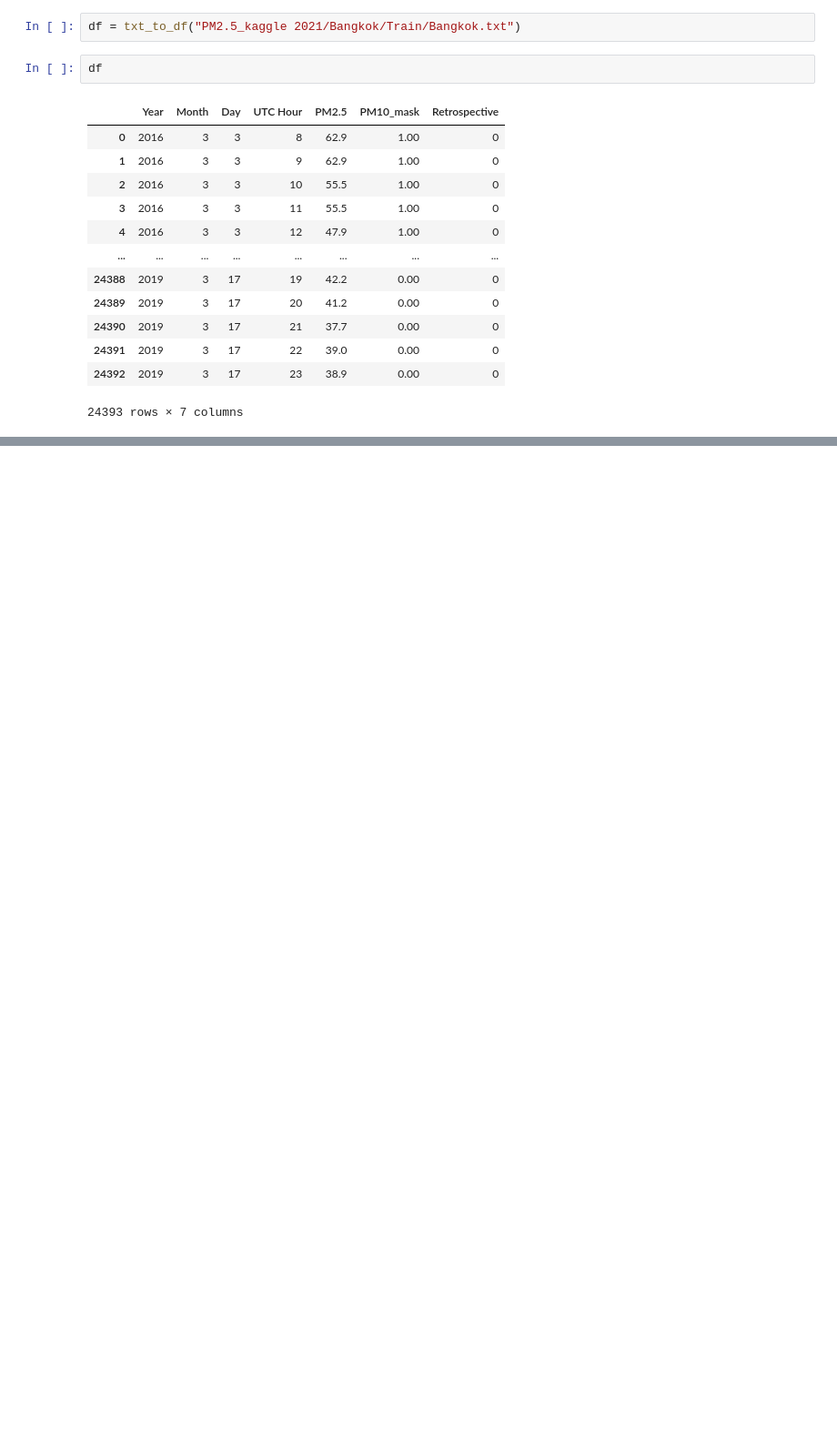
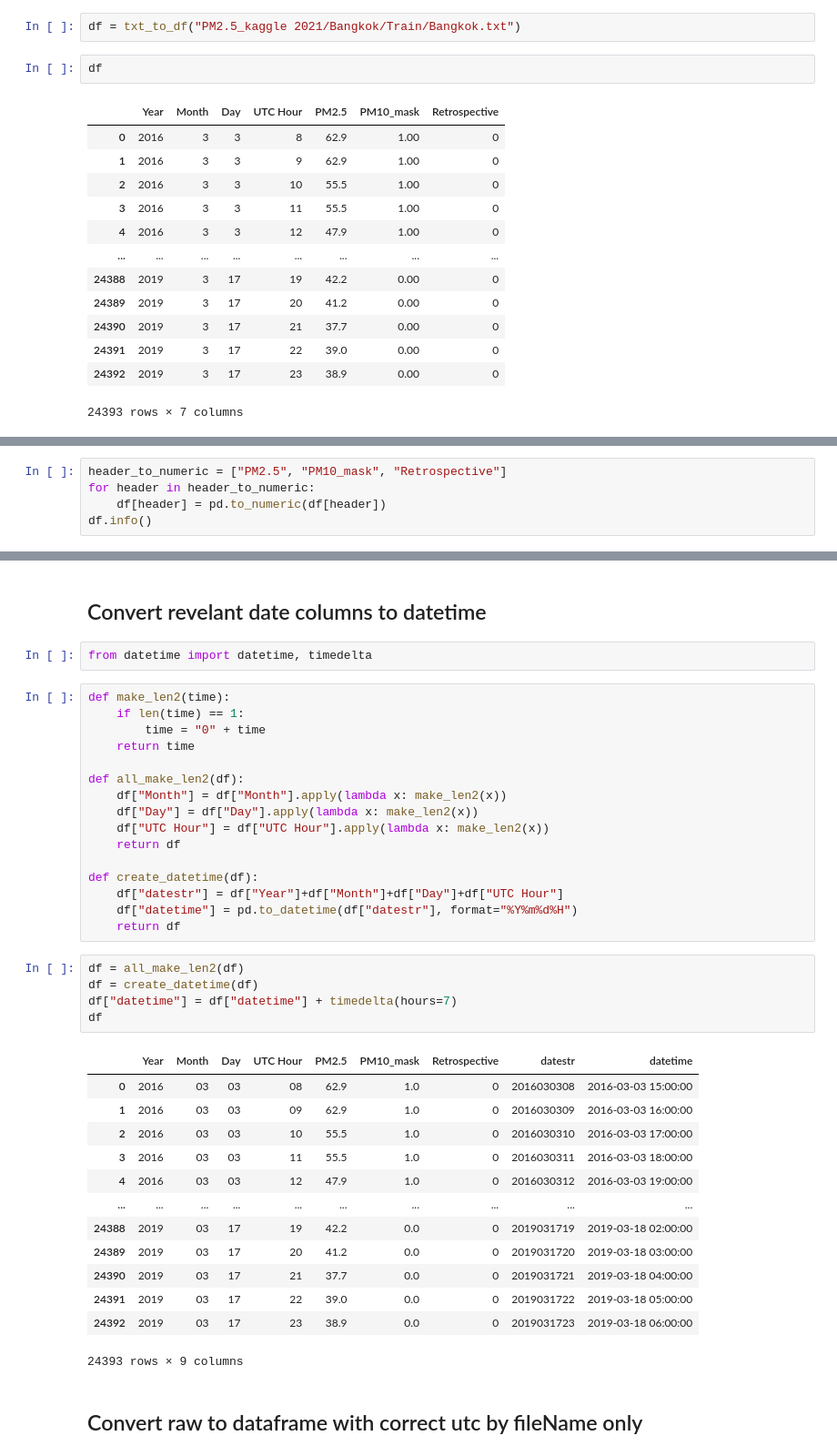
Before and after one commit to phumidea/datasci_project, a Jupyter notebook: explore_data.ipynb, the cells around one changed output, grey strips where cells are left out. Shown at 91% size. Saved outputs shown, nothing was run; the diff lists cells and outputs as text; blank space fills up the shorter version.

```diff
--- a/explore_data.ipynb
+++ b/explore_data.ipynb
@@ -91,0 +137,5 @@ df
+# %%
+header_to_numeric = ["PM2.5", "PM10_mask", "Retrospective"]
+for header in header_to_numeric:
+    df[header] = pd.to_numeric(df[header])
+df.info()
@@ -91,0 +157,41 @@ df
+# %% [markdown]
+## Convert revelant date columns to datetime
+# %%
+from datetime import datetime, timedelta
+# %%
+def make_len2(time):
+    if len(time) == 1:
+        time = "0" + time
+    return time
+
+def all_make_len2(df):
+    df["Month"] = df["Month"].apply(lambda x: make_len2(x))
+    df["Day"] = df["Day"].apply(lambda x: make_len2(x))
+    df["UTC Hour"] = df["UTC Hour"].apply(lambda x: make_len2(x))
+    return df
+
+def create_datetime(df):
+    df["datestr"] = df["Year"]+df["Month"]+df["Day"]+df["UTC Hour"]
+    df["datetime"] = pd.to_datetime(df["datestr"], format="%Y%m%d%H")
+    return df
+# %%
+df = all_make_len2(df)
+df = create_datetime(df)
+df["datetime"] = df["datetime"] + timedelta(hours=7)
+df
+# %% [output]
+|  | Year | Month | Day | UTC Hour | PM2.5 | PM10_mask | Retrospective | datestr | datetime |
+| 0 | 2016 | 03 | 03 | 08 | 62.9 | 1.0 | 0 | 2016030308 | 2016-03-03 15:00:00 |
+| 1 | 2016 | 03 | 03 | 09 | 62.9 | 1.0 | 0 | 2016030309 | 2016-03-03 16:00:00 |
+| 2 | 2016 | 03 | 03 | 10 | 55.5 | 1.0 | 0 | 2016030310 | 2016-03-03 17:00:00 |
+| 3 | 2016 | 03 | 03 | 11 | 55.5 | 1.0 | 0 | 2016030311 | 2016-03-03 18:00:00 |
+| 4 | 2016 | 03 | 03 | 12 | 47.9 | 1.0 | 0 | 2016030312 | 2016-03-03 19:00:00 |
+| ... | ... | ... | ... | ... | ... | ... | ... | ... | ... |
+| 24388 | 2019 | 03 | 17 | 19 | 42.2 | 0.0 | 0 | 2019031719 | 2019-03-18 02:00:00 |
+| 24389 | 2019 | 03 | 17 | 20 | 41.2 | 0.0 | 0 | 2019031720 | 2019-03-18 03:00:00 |
+| 24390 | 2019 | 03 | 17 | 21 | 37.7 | 0.0 | 0 | 2019031721 | 2019-03-18 04:00:00 |
+| 24391 | 2019 | 03 | 17 | 22 | 39.0 | 0.0 | 0 | 2019031722 | 2019-03-18 05:00:00 |
+| 24392 | 2019 | 03 | 17 | 23 | 38.9 | 0.0 | 0 | 2019031723 | 2019-03-18 06:00:00 |
+24393 rows × 9 columns
+# %% [markdown]
+## Convert raw to dataframe with correct utc by fileName only
```
Also changed, not shown: parts of 19 cells of this notebook.
